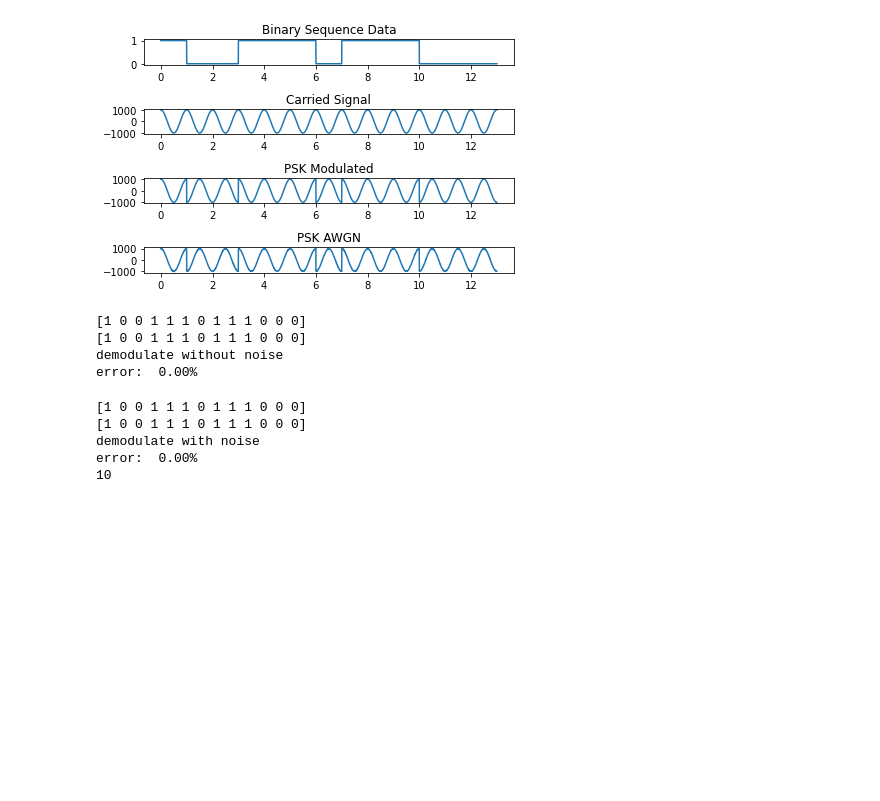
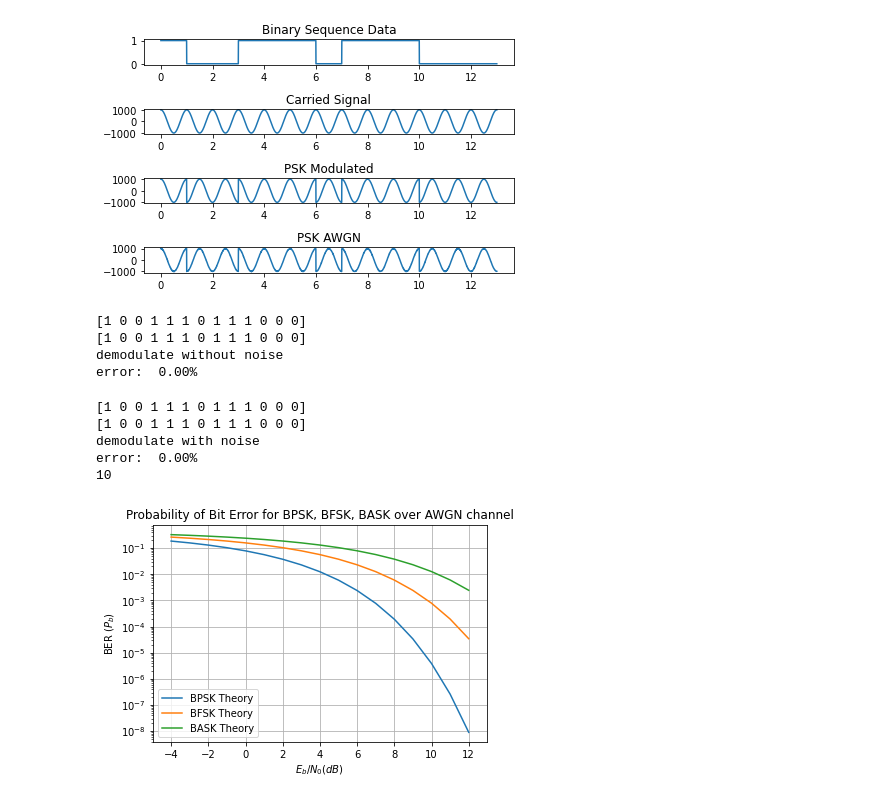
Before and after one commit to Kamigo6/Miniproject_CE, a Jupyter notebook: Dat_PSK/psk.ipynb, the cells around one changed output. Drawn from its saved outputs; the diff is of its cells as text; code cells hidden in the pictures; blank space fills up the shorter version.

```diff
--- a/Dat_PSK/psk.ipynb
+++ b/Dat_PSK/psk.ipynb
@@ -117,3 +118,36 @@ print(mul)
 demodulate with noise
 error:  0.00%
 10
+# %%
+import numpy as np #for numerical computing
+import matplotlib.pyplot as plt #for plotting functions
+from scipy.special import erfc #erfc/Q function
+
+#---------Input Fields------------------------
+nSym = 10**5 # Number of symbols to transmit
+EbN0dBs = np.arange(start=-4,stop = 13, step = 1) # Eb/N0 range in dB for simulation
+BER_sim = np.zeros(len(EbN0dBs)) # simulated Bit error rates
+
+M=2 #Number of points in BPSK constellation
+m = np.arange(0,M) #all possible input symbols
+A = 1; #amplitude
+#------------ Transmitter---------------
+Pe_bpsk = 0.5*erfc(np.sqrt(10**(EbN0dBs/10)))
+Pe_bfsk = 0.5*erfc(np.sqrt(10**(EbN0dBs/10)/2))
+Pe_bask = 0.5*erfc(np.sqrt(10**(EbN0dBs/10)/4))
+
+
+fig, ax = plt.subplots(nrows=1,ncols = 1)
+ax.semilogy(EbN0dBs,Pe_bpsk,marker='',linestyle='-',label='BPSK Theory')
+ax.semilogy(EbN0dBs,Pe_bfsk,marker='',linestyle='-',label='BFSK Theory')
+ax.semilogy(EbN0dBs,Pe_bask,marker='',linestyle='-',label='BASK Theory')
+
+ax.set_xlabel('$E_b/N_0(dB)$');ax.set_ylabel('BER ($P_b$)')
+ax.set_title('Probability of Bit Error for BPSK, BFSK, BASK over AWGN channel')
+ax.set_xlim(-5,13);ax.grid(True);
+ax.legend();
+plt.savefig('./pic/ber.jpg')
+
+plt.show()
+# %% [output]
+[figure, added]
```
Also changed, not shown: parts of 2 cells of this notebook, 4 other files.
